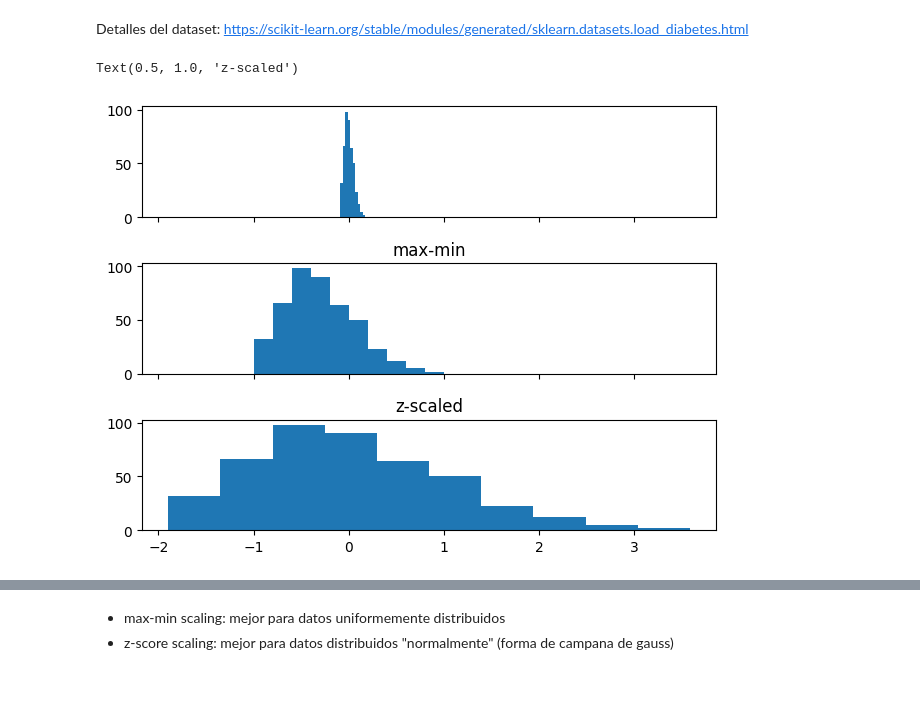
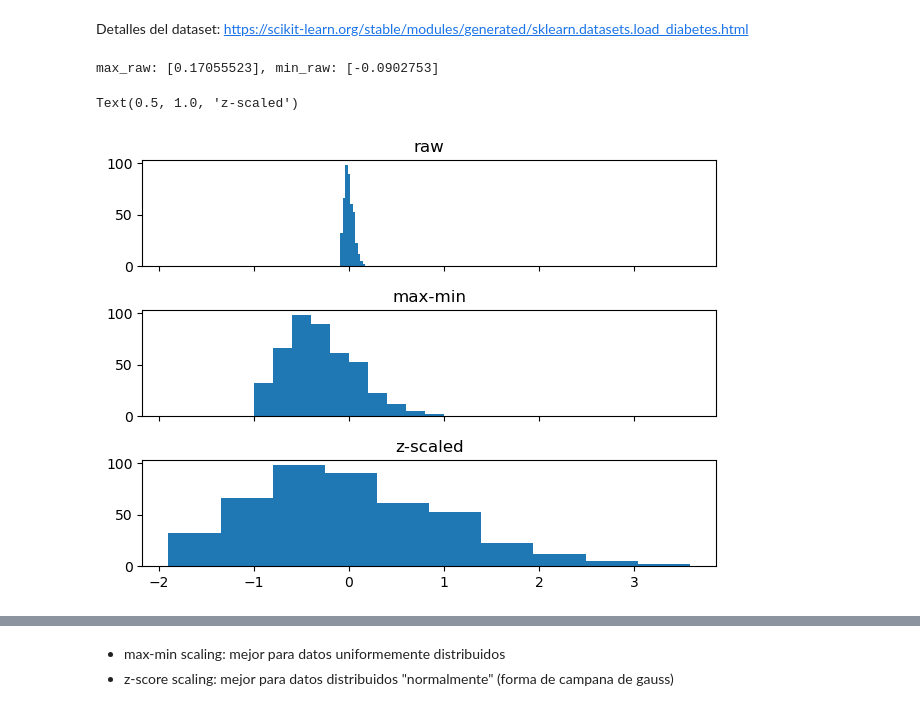
Before and after one commit to rogerreys/math_ai, a Jupyter notebook: estadistica-descriptiva/4_Procesamiento-datos-numericos.ipynb, the cells around one changed output, grey strips where cells are left out. Cells and saved outputs as stored; diff of their text form; code cells hidden in the pictures.

```diff
--- a/estadistica-descriptiva/4_Procesamiento-datos-numericos.ipynb
+++ b/estadistica-descriptiva/4_Procesamiento-datos-numericos.ipynb
@@ -64,25 +83,26 @@ Detalles del dataset: https://scikit-learn.org/stable/modules/generated/sklearn.
 # %%
 # escalamiento max-min
 max_raw = max(raw)
 min_raw = min(raw)
 scaled = (2*raw - max_raw -min_raw)/(max_raw - min_raw)
-
+print(f"max_raw: {max_raw}, min_raw: {min_raw}\n")
 # normalización Z-score
-
 avg = np.average(raw)
 std = np.std(raw)
 z_scaled = (raw - avg)/std
 
 fig, axs = plt.subplots(3, 1, sharex=True, tight_layout=True)
 
 axs[0].hist(raw)
+axs[0].set_title('raw')
 axs[1].hist(scaled)
 axs[1].set_title('max-min')
 axs[2].hist(z_scaled)
 axs[2].set_title('z-scaled')
 # %% [output]
-Text(0.5, 1.0, 'z-scaled')
+max_raw: [0.17055523], min_raw: [-0.0902753]
+Text(0.5, 1.0, 'z-scaled')
-[figure, old version]
+[figure, new version]
 # %%
 # modelos para entrenamiento
 def train_raw():
```
Also changed, not shown: parts of 4 cells of this notebook, 7 other files.
